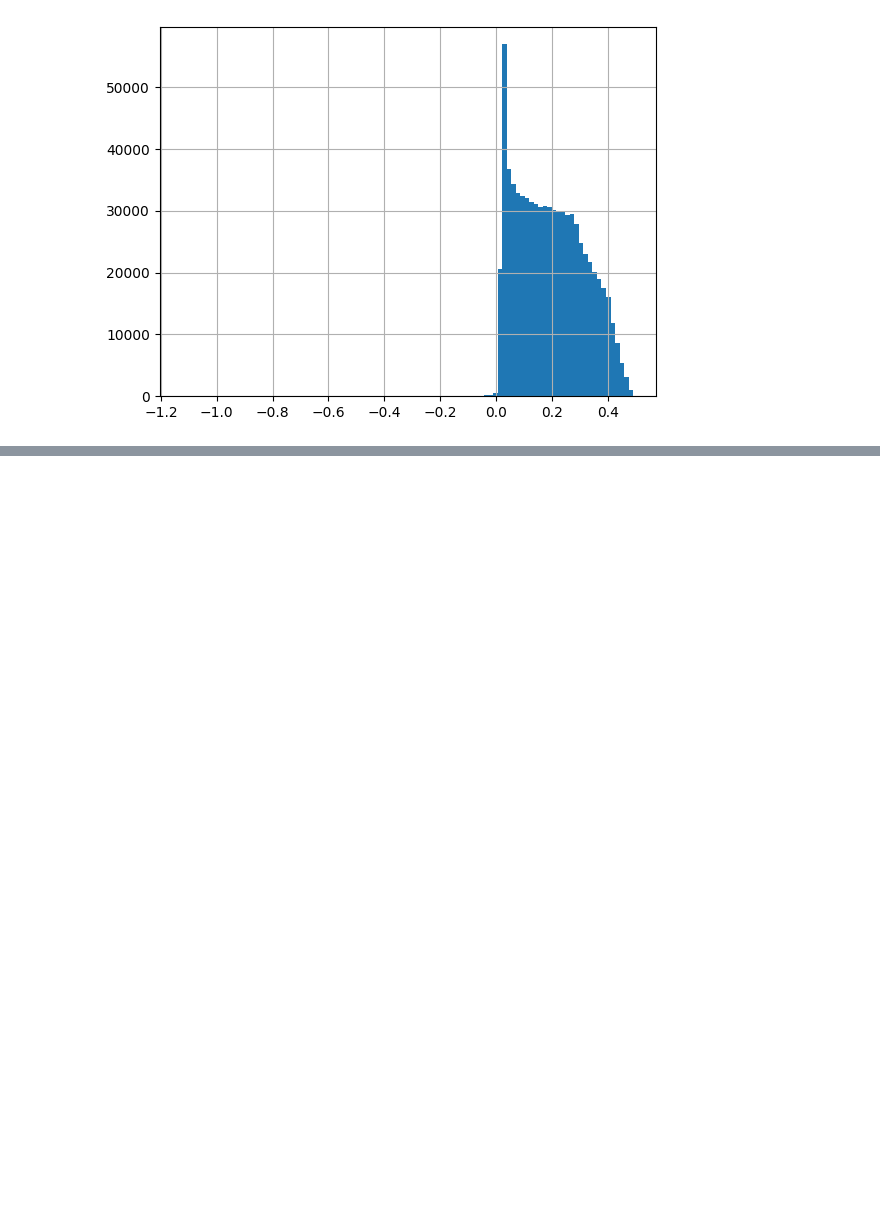
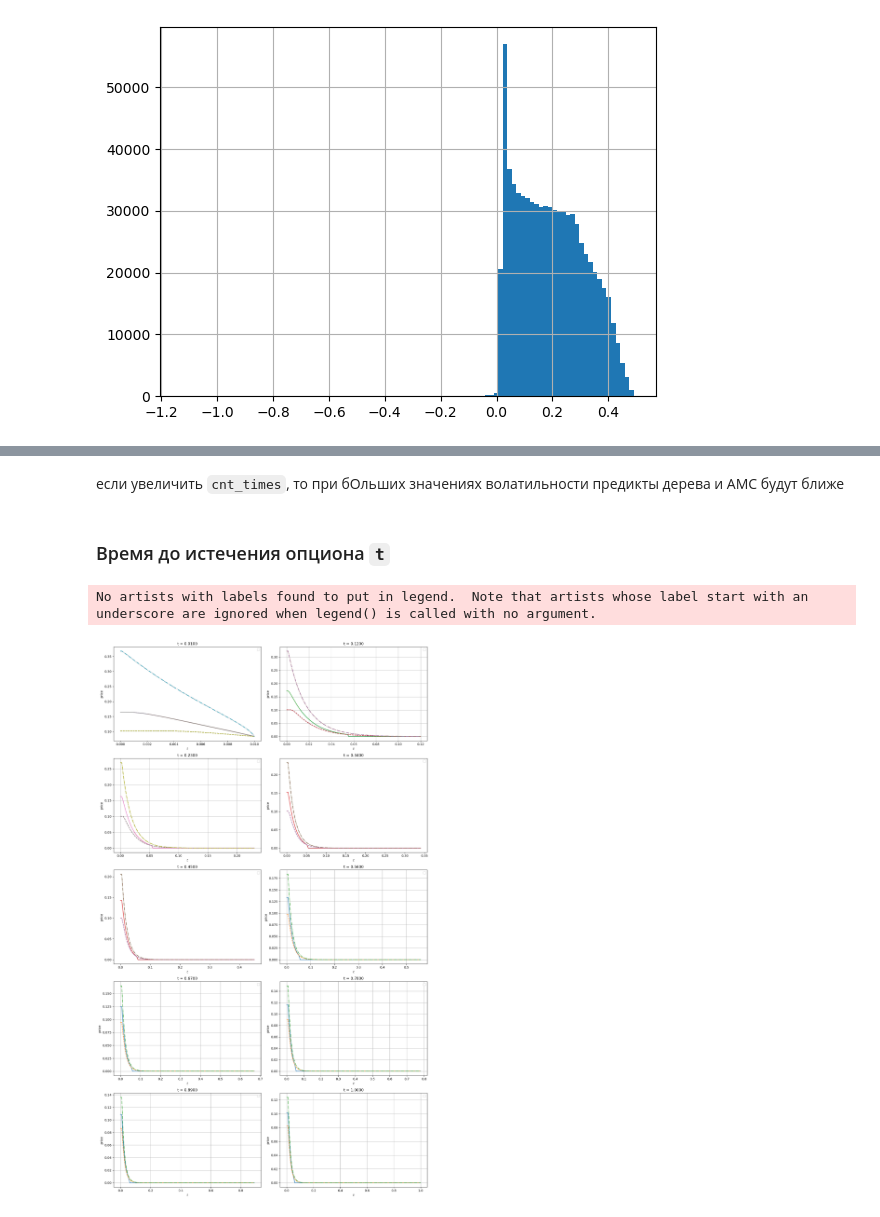
Before and after one commit to v0r0bi0v/AmericanOptionsPricingApproaches, a Jupyter notebook: Examples_2.ipynb, the cells around one changed output, grey strips where cells are left out. Saved outputs shown, nothing was run; the diff lists cells and outputs as text; code cells hidden in the pictures; blank space fills up the shorter version.

```diff
--- a/Examples_2.ipynb
+++ b/Examples_2.ipynb
@@ -278,0 +247,11 @@ NameError: name 'amc' is not defined
+# %% [markdown]
+если увеличить `cnt_times`, то при бОльших значениях волатильности предикты дерева и AMC будут ближе
+# %% [markdown]
+### Время до истечения опциона `t`
+# %%
+time_grid = np.linspace(0.01, 1, num = 10)
+# %%
+run_value_grid("t", time_grid, times_counter = 100)
+# %% [output]
+No artists with labels found to put in legend.  Note that artists whose label start with an underscore are ignored when legend() is called with no argument.
+[figure, added]
```
Also changed, not shown: parts of 43 cells of this notebook.
